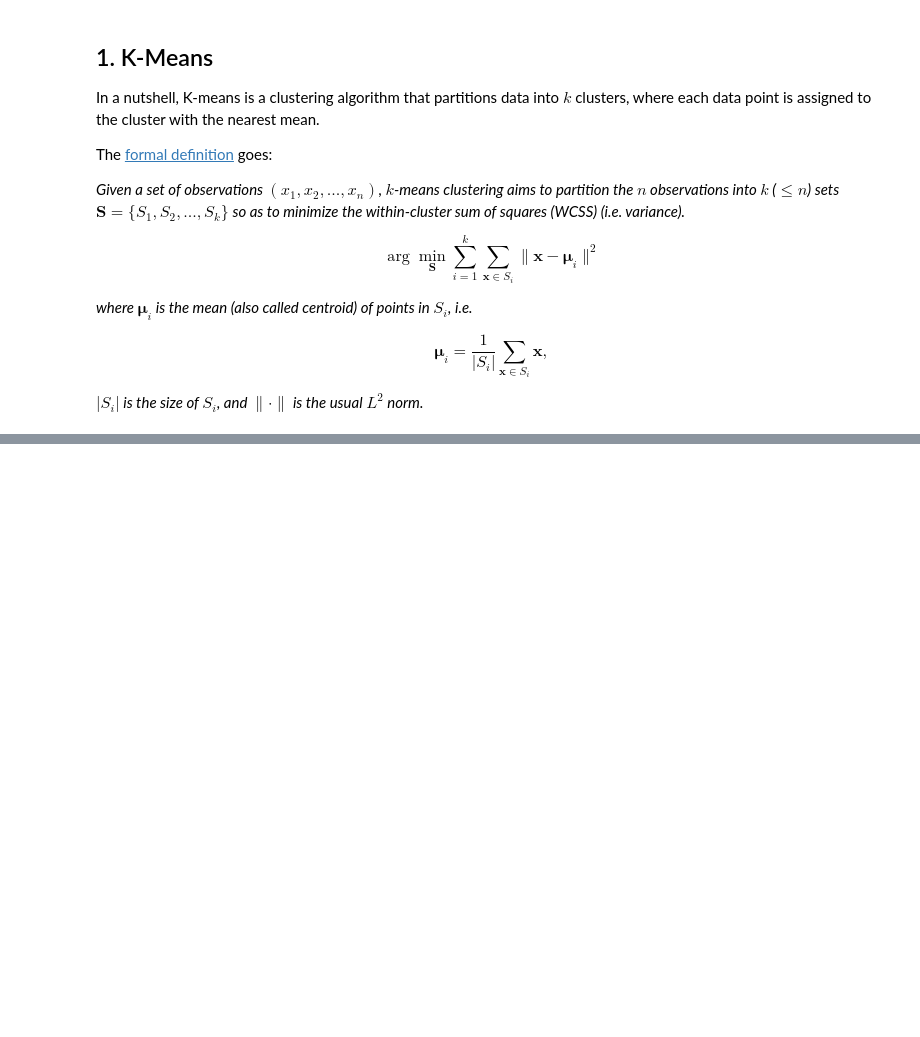
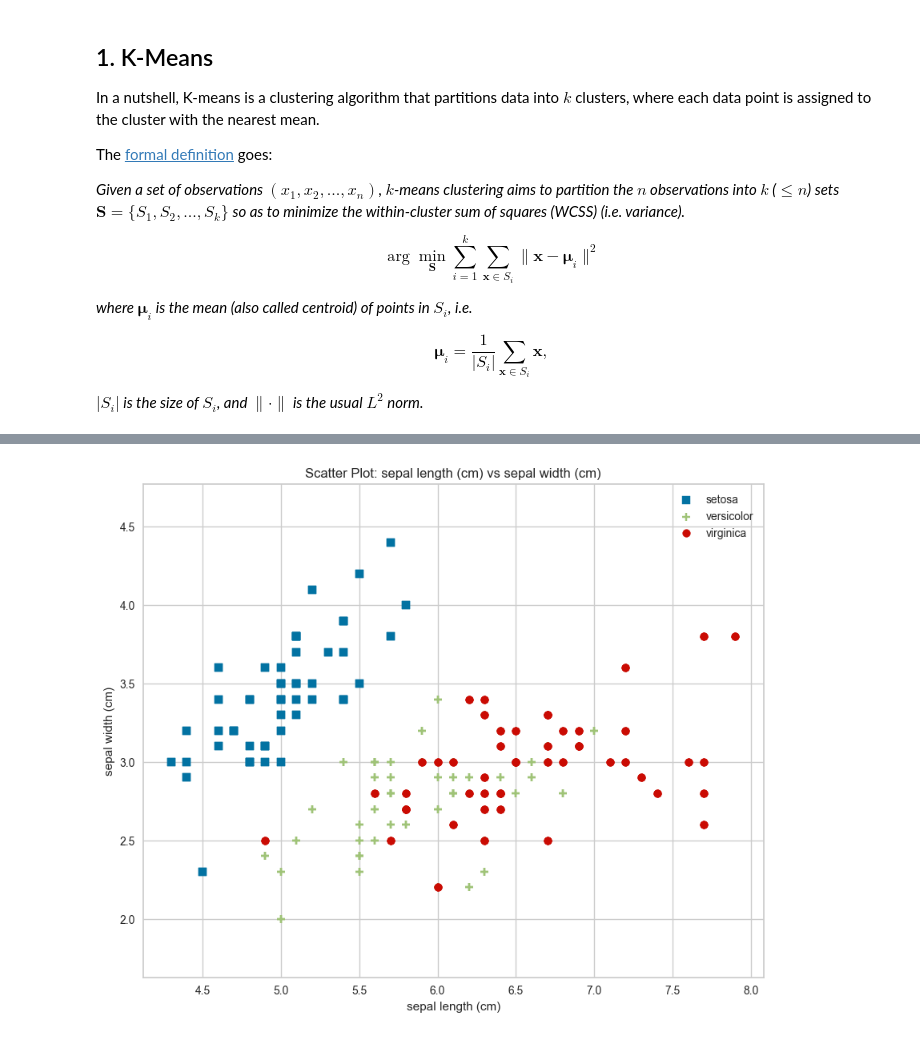
Before and after one commit to ut-vision/30min-of-deep-learning, a Jupyter notebook: 14_Clustering/index.ipynb, the cells around one changed output, grey strips where cells are left out. Drawn from its saved outputs; the diff is of its cells as text; code cells hidden in the pictures; blank space fills up the shorter version.

```diff
--- a/14_Clustering/index.ipynb
+++ b/14_Clustering/index.ipynb
@@ -35,0 +46,22 @@ Let us use our Iris dataset to implement a demo for K-means clustering.
+# %%
+import matplotlib.pyplot as plt
+from sklearn.datasets import load_iris
+from yellowbrick.contrib.scatter import ScatterVisualizer
+
+# Load the Iris dataset
+iris = load_iris()
+X = iris.data
+y = iris.target
+feature_names = iris.feature_names
+target_names = iris.target_names
+
+# Create a scatter plot visualization of the first two features
+plt.figure(figsize=(10, 8))
+visualizer = ScatterVisualizer(
+    x=feature_names[0], y=feature_names[1], classes=target_names
+)
+visualizer.fit_transform(X[:, 0:2], y)
+visualizer.finalize()
+plt.show()
+# %% [output]
+[figure, added]
```
Also changed, not shown: parts of 21 cells of this notebook, 2 other files.
